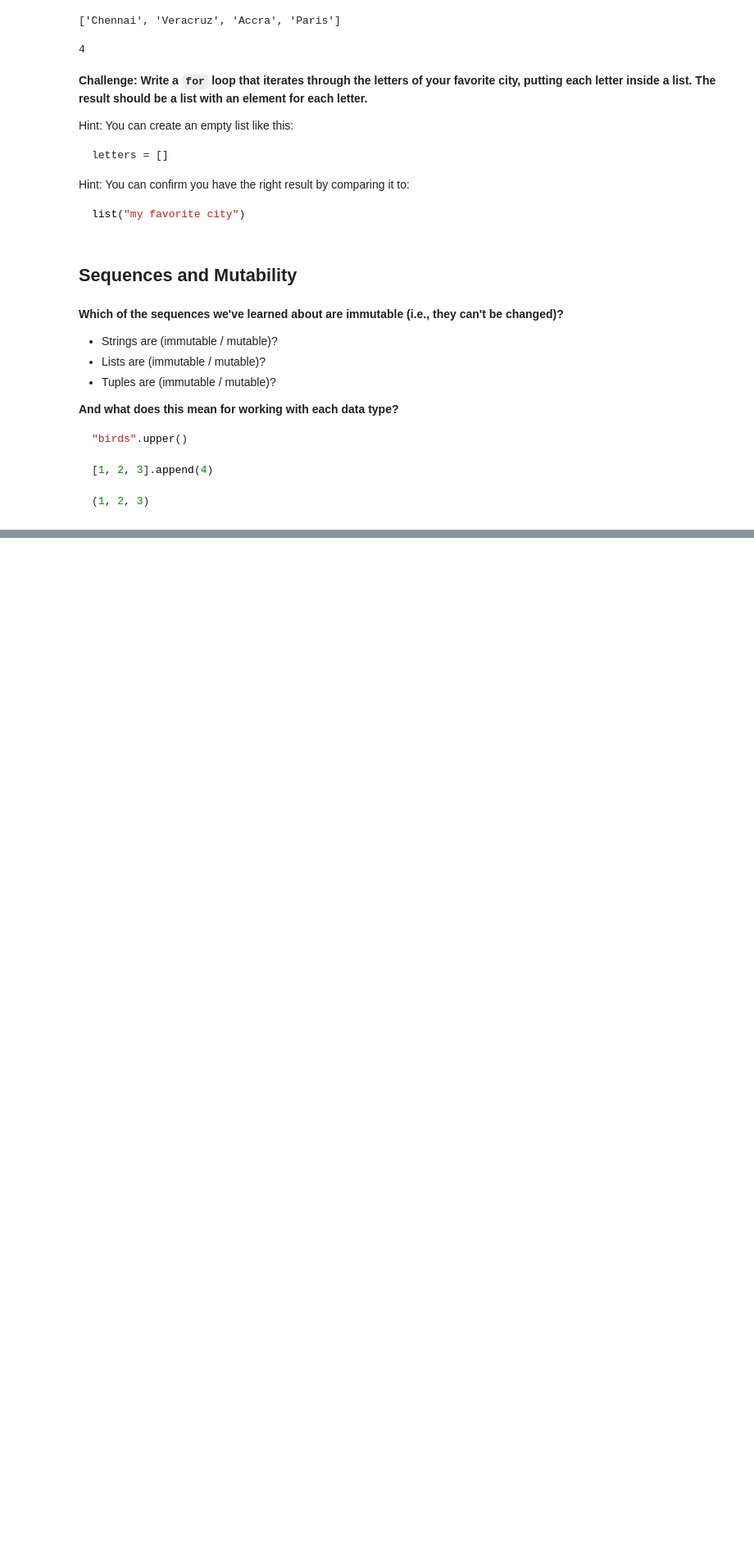
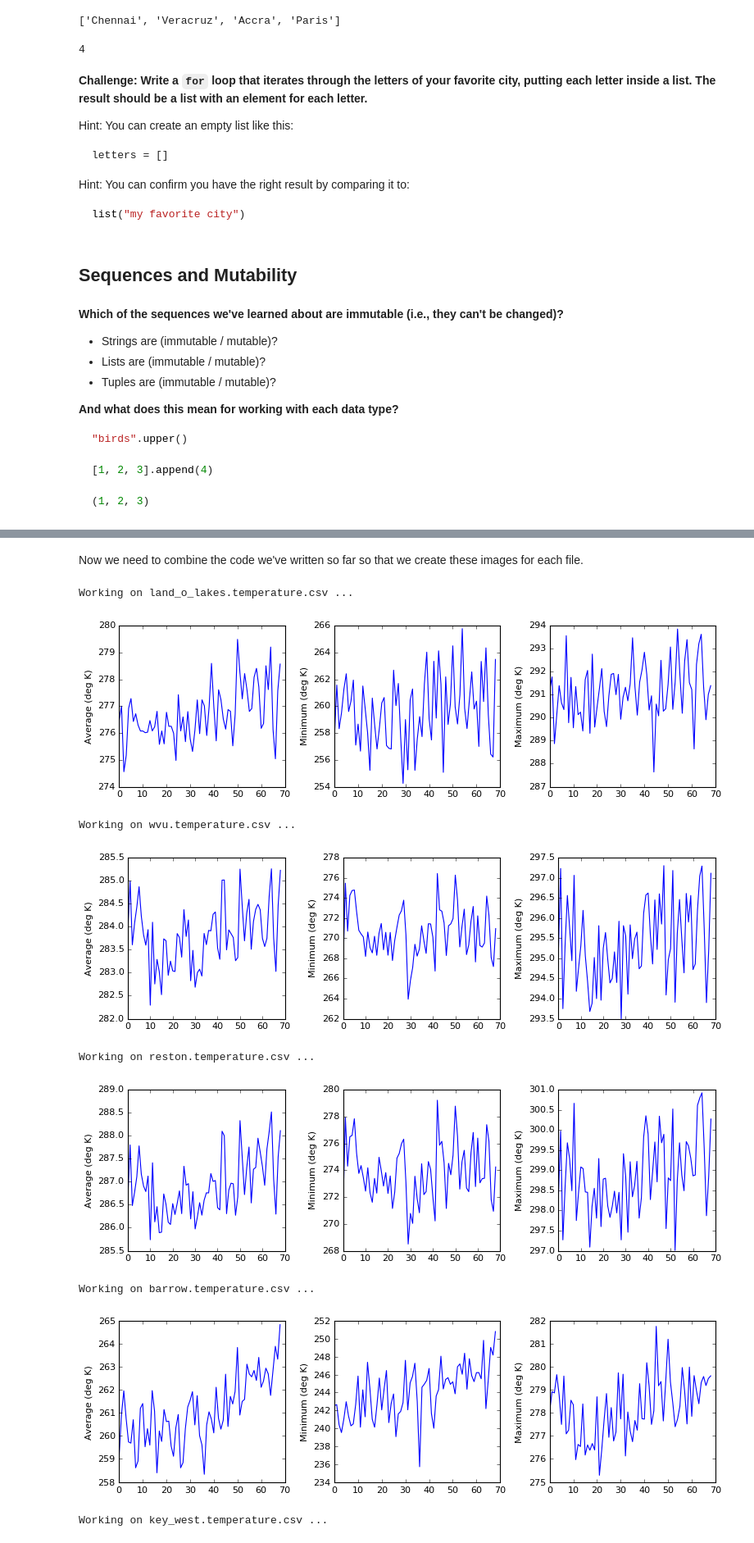
Before and after one commit to arthur-e/swc-workshop, a Jupyter notebook: python-climate/Python-SWC-Intro-Climate.ipynb, the cells around one changed output, grey strips where cells are left out. Shown at 82% size. Cells and saved outputs as stored; diff of their text form; code cells hidden in the pictures; blank space fills up the shorter version.

```diff
--- a/python-climate/Python-SWC-Intro-Climate.ipynb
+++ b/python-climate/Python-SWC-Intro-Climate.ipynb
@@ -800,0 +873,43 @@ list("my favorite city")
+# %% [markdown]
+Now we need to combine the code we've written so far so that we create these images for each file.
+# %%
+import glob
+import numpy as np
+import matplotlib.pyplot as pyplot
+
+# Get a list of the filenames we're interested in
+filenames = glob.glob('*.csv')
+
+for fname in filenames:
+    print('Working on', fname, '...')
+
+    # Load the data
+    data = np.loadtxt(fname, delimiter = ',')
+
+    # Create a 1 x 3 figure
+    fig = pyplot.figure(figsize = (10.0, 3.0))
+    axes1 = fig.add_subplot(1, 3, 1)
+    axes2 = fig.add_subplot(1, 3, 2)
+    axes3 = fig.add_subplot(1, 3, 3)
+
+    axes1.set_ylabel('Average (deg K)')
+    axes1.plot(data.mean(axis = 1))
+
+    axes2.set_ylabel('Minimum (deg K)')
+    axes2.plot(data.min(axis = 1))
+
+    axes3.set_ylabel('Maximum (deg K)')
+    axes3.plot(data.max(axis = 1))
+
+    fig.tight_layout()
+    pyplot.show()
+# %% [output]
+Working on land_o_lakes.temperature.csv ...
+[figure, added]
+Working on wvu.temperature.csv ...
+[figure, added]
+Working on reston.temperature.csv ...
+[figure, added]
+Working on barrow.temperature.csv ...
+[figure, added]
+Working on key_west.temperature.csv ...
```
Also changed, not shown: parts of 18 cells of this notebook, 4 other files.
